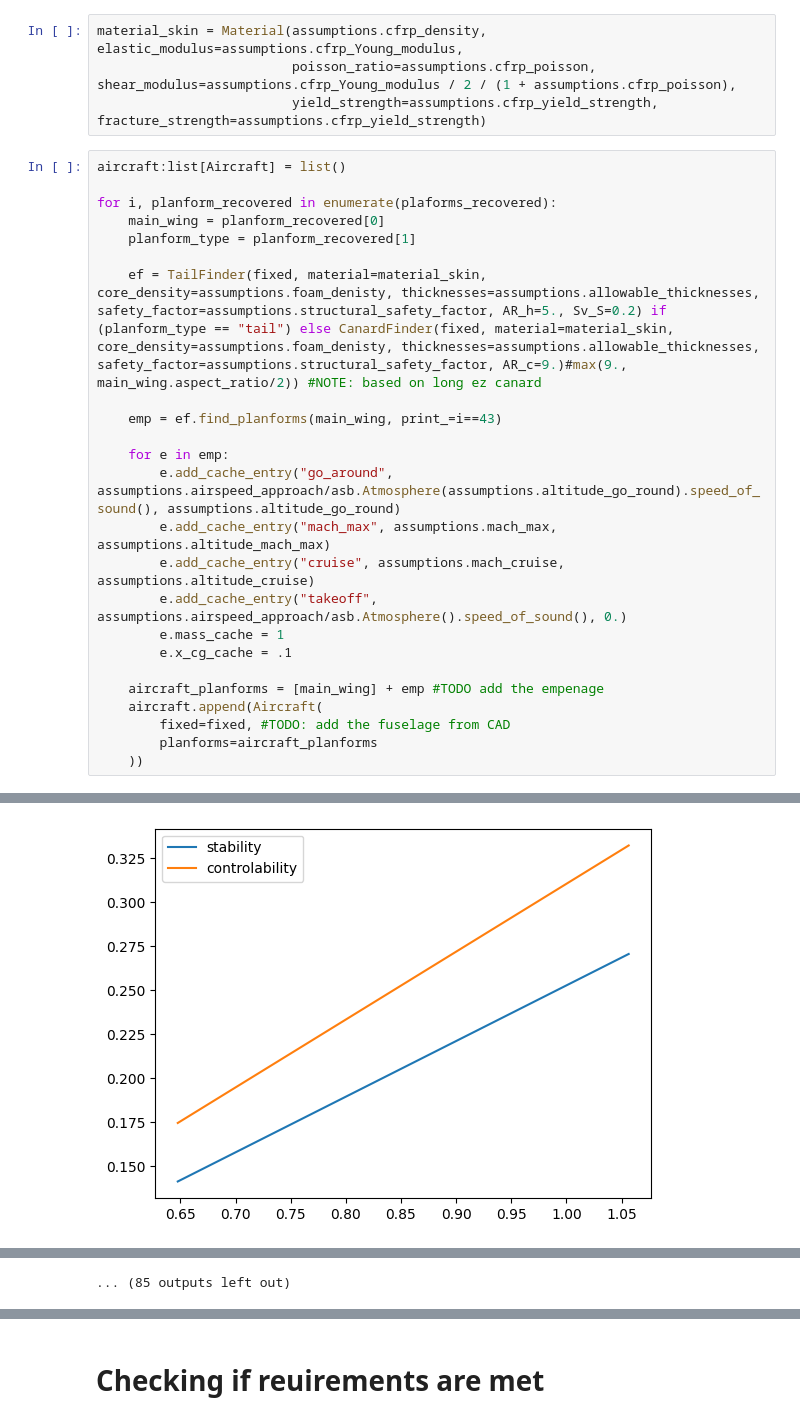
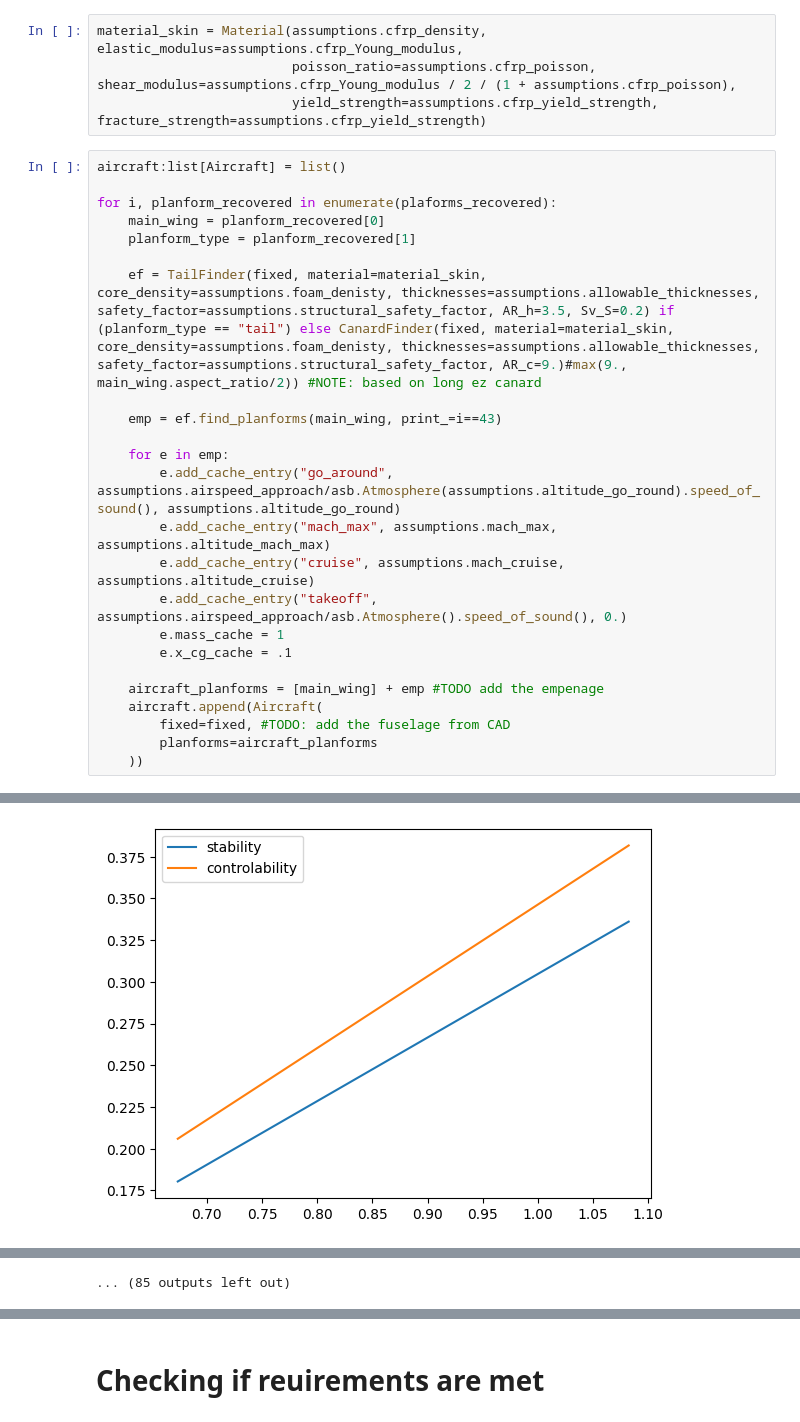
Before and after one commit to Teo-Cokonaj/DSE-28, a Jupyter notebook: src_final/notebooks/check_requirements.ipynb, the cells around one changed output, grey strips where cells are left out. Cells and saved outputs as stored; diff of their text form.

Commit message:
with 3.5 tail AR it all works

```diff
--- a/src_final/notebooks/check_requirements.ipynb
+++ b/src_final/notebooks/check_requirements.ipynb
@@ -162,7 +162,7 @@ for i, planform_recovered in enumerate(plaforms_recovered):
     main_wing = planform_recovered[0]
     planform_type = planform_recovered[1]
 
-    ef = TailFinder(fixed, material=material_skin, core_density=assumptions.foam_denisty, thicknesses=assumptions.allowable_thicknesses, safety_factor=assumptions.structural_safety_factor, AR_h=5., Sv_S=0.2) if (planform_type == "tail") else CanardFinder(fixed, material=material_skin, core_density=assumptions.foam_denisty, thicknesses=assumptions.allowable_thicknesses, safety_factor=assumptions.structural_safety_factor, AR_c=9.)#max(9., main_wing.aspect_ratio/2)) #NOTE: based on long ez canard
+    ef = TailFinder(fixed, material=material_skin, core_density=assumptions.foam_denisty, thicknesses=assumptions.allowable_thicknesses, safety_factor=assumptions.structural_safety_factor, AR_h=3.5, Sv_S=0.2) if (planform_type == "tail") else CanardFinder(fixed, material=material_skin, core_density=assumptions.foam_denisty, thicknesses=assumptions.allowable_thicknesses, safety_factor=assumptions.structural_safety_factor, AR_c=9.)#max(9., main_wing.aspect_ratio/2)) #NOTE: based on long ez canard
 
     emp = ef.find_planforms(main_wing, print_=i==43)
 
@@ -218,4 +218,4 @@ downwash = 0.18886558226847183
-[figure, old version]
+[figure, new version]
 Stresses 36303231.13262954, 258250124.992756, 0.0004
 Stresses 24318660.967550352, 181950494.35516796, 0.0005959183673469389
 Stresses 18264599.750139225, 143808852.28447288, 0.0007918367346938775
```
Also changed, not shown: parts of 2 cells of this notebook.
